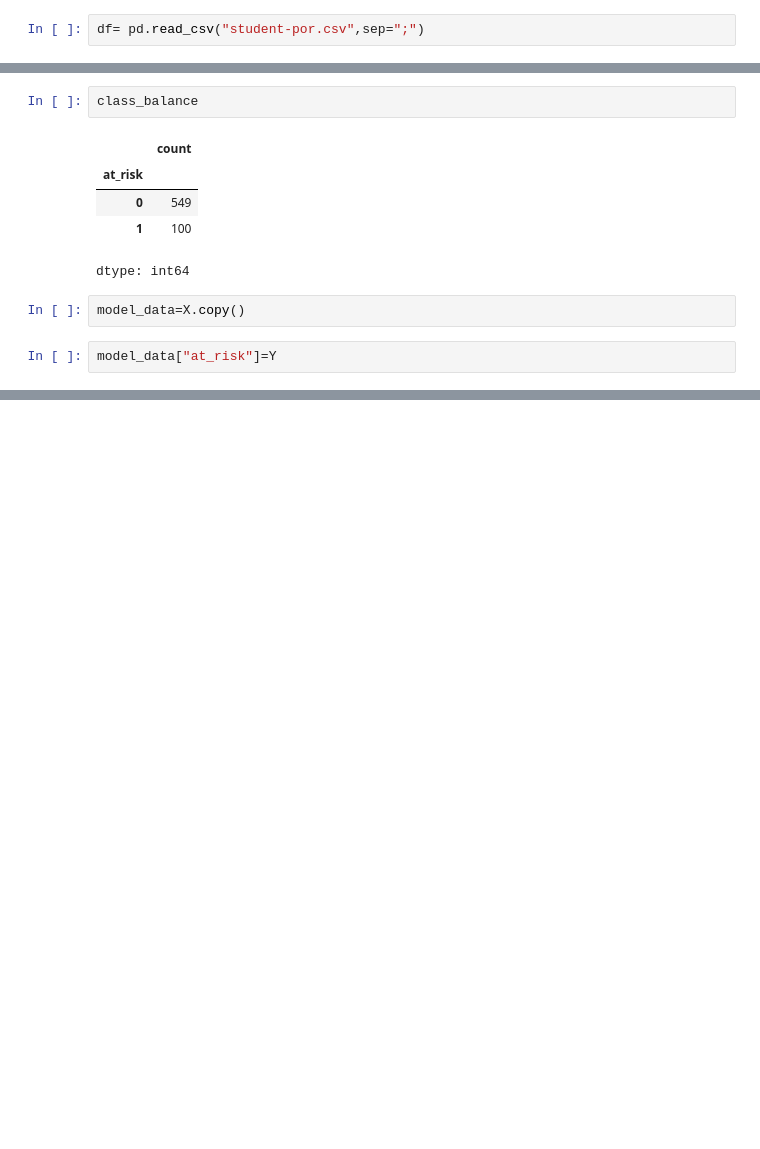
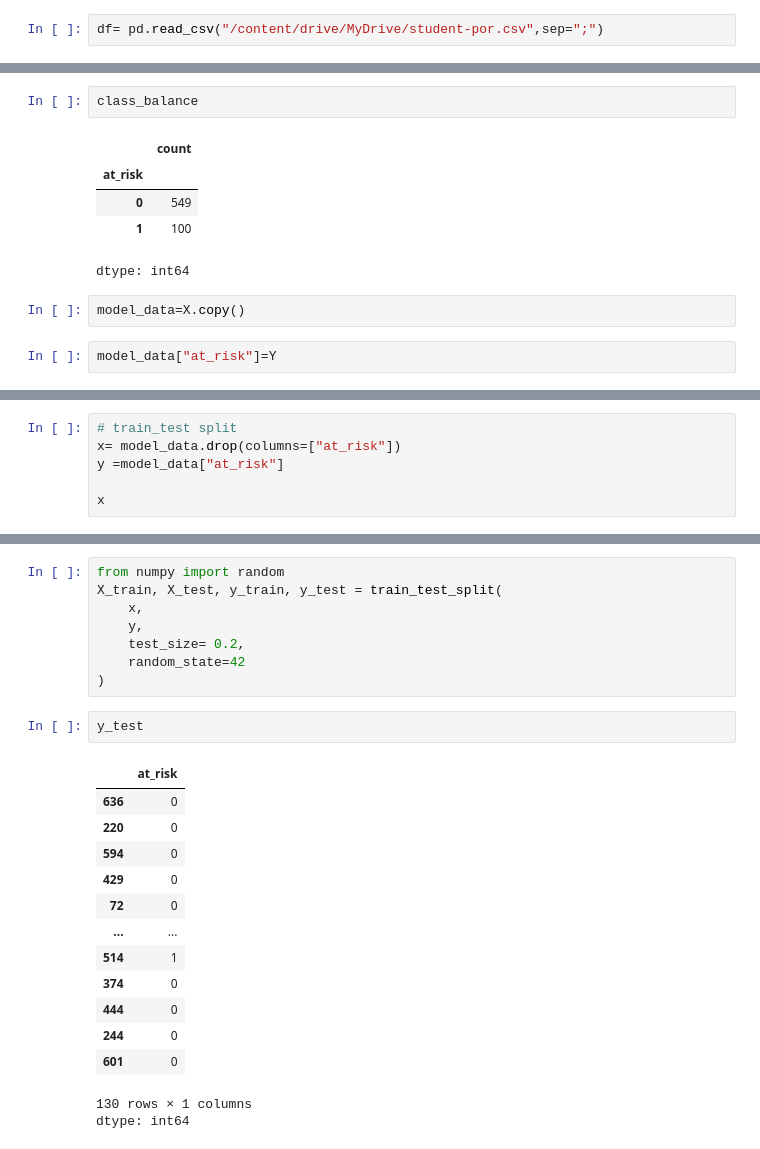
Before and after one commit to Bile-Initiative-AIML-Track/aiml-track-resources, a Jupyter notebook: machine-learning/student_at_risk.ipynb, the cells around one changed output, grey strips where cells are left out. Drawn from its saved outputs; the diff is of its cells as text; blank space fills up the shorter version.

Commit message:
1. created train-test split 2. created preprocessing 3. pipeline for the model 4. training the model 5. save and loading the model

```diff
--- a/machine-learning/student_at_risk.ipynb
+++ b/machine-learning/student_at_risk.ipynb
@@ -7,7 +7,7 @@
 # %%
 import pandas as pd
 # %%
-df= pd.read_csv("student-por.csv",sep=";")
+df= pd.read_csv("/content/drive/MyDrive/student-por.csv",sep=";")
 # %%
 df.head()
 # %% [output]
@@ -256,0 +284,6 @@ model_data.to_csv(
+# %%
+# train_test split
+x= model_data.drop(columns=["at_risk"])
+y =model_data["at_risk"]
+
+x
@@ -256,0 +304,25 @@ model_data.to_csv(
+# %%
+from numpy import random
+X_train, X_test, y_train, y_test = train_test_split(
+    x,
+    y,
+    test_size= 0.2,
+    random_state=42
+)
+# %%
+y_test
+# %% [output]
+|  | at_risk |
+| 636 | 0 |
+| 220 | 0 |
+| 594 | 0 |
+| 429 | 0 |
+| 72 | 0 |
+| ... | ... |
+| 514 | 1 |
+| 374 | 0 |
+| 444 | 0 |
+| 244 | 0 |
+| 601 | 0 |
+130 rows × 1 columns
+dtype: int64
```
Also changed, not shown: parts of 14 cells of this notebook.
